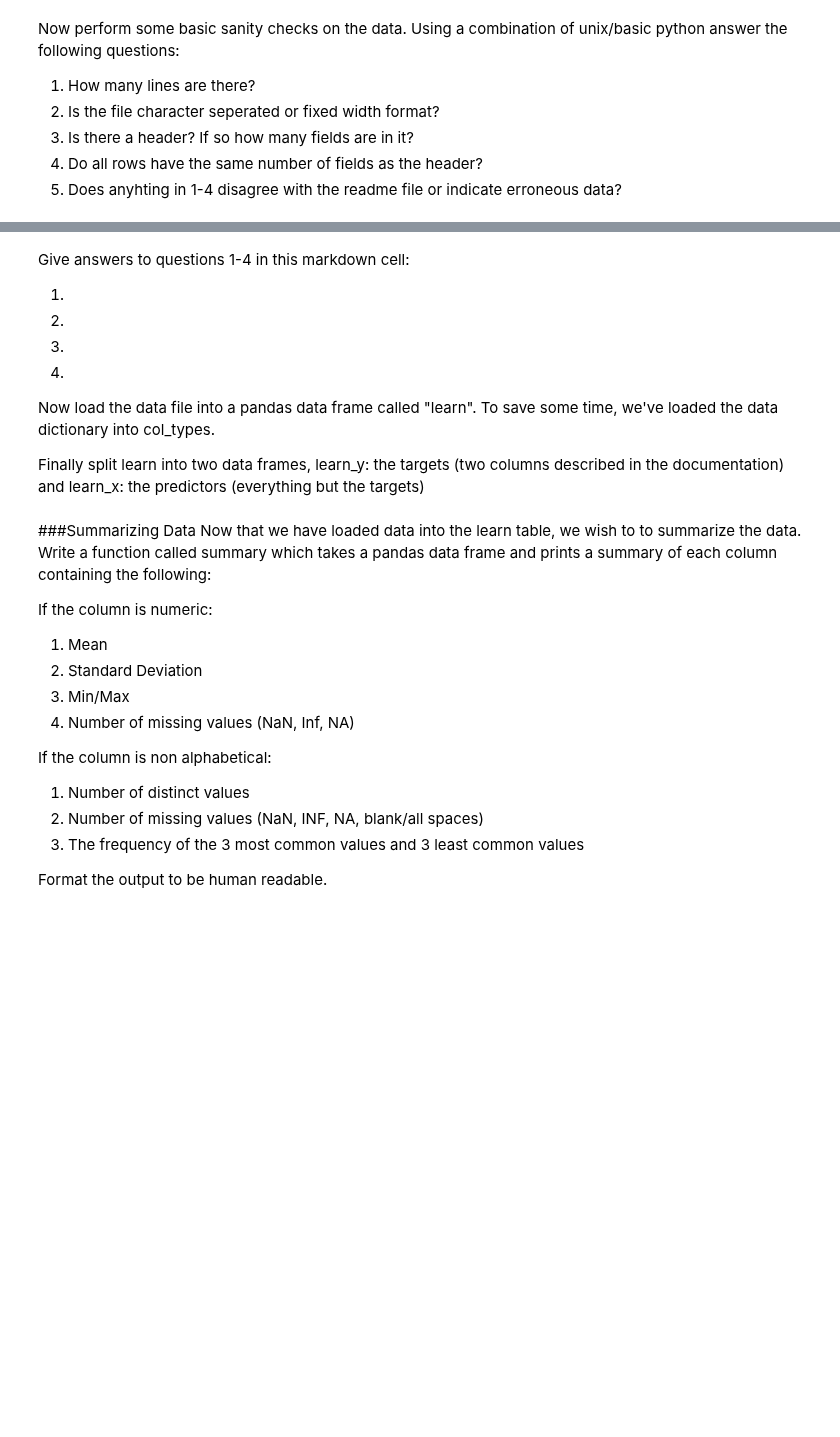
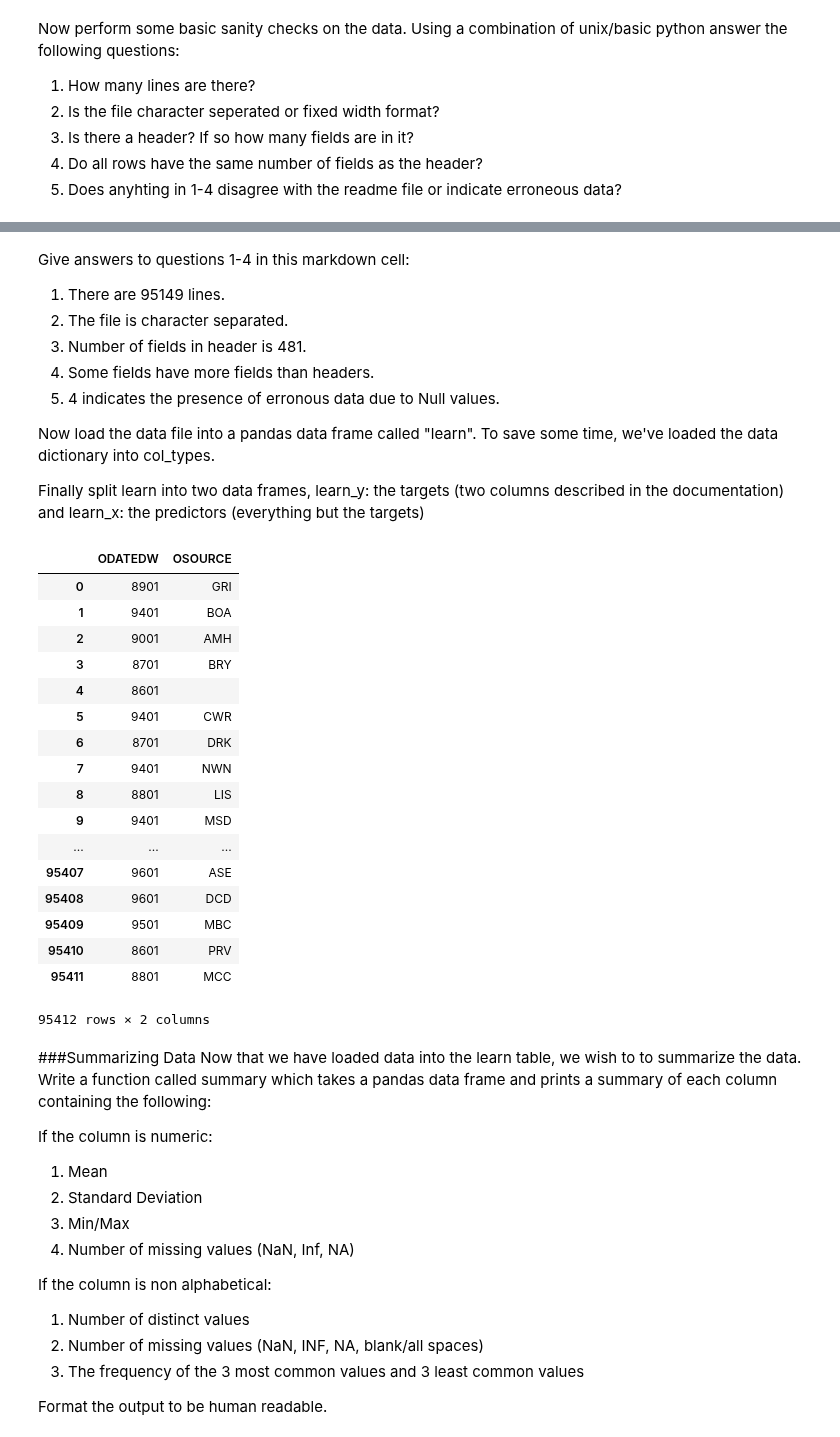
Before and after one commit to snazrul1/ssnazrul, a Jupyter notebook: DSE200/day_2_github_io_numpy_pandas/10_exercises.ipynb, the cells around one changed output, grey strips where cells are left out. Cells and saved outputs as stored; diff of their text form; code cells hidden in the pictures; blank space fills up the shorter version.

```diff
--- a/DSE200/day_2_github_io_numpy_pandas/10_exercises.ipynb
+++ b/DSE200/day_2_github_io_numpy_pandas/10_exercises.ipynb
@@ -279,3 +300,26 @@ Now perform some basic sanity checks on the data.  Using a combination of unix/b
 3. Is there a header?  If so how many fields are in it?
 4. Do all rows have the same number of fields as the header?
 5. Does anyhting in 1-4 disagree with the readme file or indicate erroneous data?
+# %%
+location=r'data/cup98LRN.txt'
+df=pd.read_csv(location, error_bad_lines=False)
+
+#1.
+print '1. There are %d lines.'%(len(df.index))
+
+#2.
+#!head -3 $location
+print '2. The file is character separated.'
+
+#3
+header_list=list(df.columns.values)
+if len(header_list)>0:
+    print '3. Number of fields in header is %d.'%(len(header_list))
+else:
+    print '3. There is no header.'
+
+#4
+print '4. Some fields have more fields than headers.'
+
+#5.
+print '5. 4 indicates the presence of erronous data due to Null values.'
@@ -282,17 +349,39 @@ Now perform some basic sanity checks on the data.  Using a combination of unix/b
 # %% [markdown]
 Give answers to questions 1-4 in this markdown cell:
 
-1.
-2.
-3.
-4.
+1. There are 95149 lines.
+2. The file is character separated.
+3. Number of fields in header is 481.
+4. Some fields have more fields than headers.
+5. 4 indicates the presence of erronous data due to Null values.
 
 Now load the data file into a pandas data frame called "learn".  To save some time, we've loaded the data dictionary into col_types.
 
 Finally split learn into two data frames, learn_y: the targets (two columns described in the documentation) and learn_x: the predictors (everything but the targets)
 # %%
-dict_file = open("dict.dat")
-col_types = [ (x.split("\t")[0], x.strip().split("\t")[1]) for x in dict_file.readlines() ]
+dict_file = open(location)
+col_types = [ (x.split(",")[0], x.strip().split(",")[1]) for x in dict_file.readlines() ]
+learn=pd.DataFrame(col_types[1::], columns=col_types[0])
+learn
+# %% [output]
+|  | ODATEDW | OSOURCE |
+| 0 | 8901 | GRI |
+| 1 | 9401 | BOA |
+| 2 | 9001 | AMH |
+| 3 | 8701 | BRY |
+| 4 | 8601 |  |
+| 5 | 9401 | CWR |
+| 6 | 8701 | DRK |
+| 7 | 9401 | NWN |
+| 8 | 8801 | LIS |
+| 9 | 9401 | MSD |
+| ... | ... | ... |
+| 95407 | 9601 | ASE |
+| 95408 | 9601 | DCD |
+| 95409 | 9501 | MBC |
+| 95410 | 8601 | PRV |
+| 95411 | 8801 | MCC |
+95412 rows × 2 columns
 # %% [markdown]
 ###Summarizing Data
 Now that we have loaded data into the learn table, we wish to to summarize the data.
```
Also changed, not shown: parts of 2 cells of this notebook.
